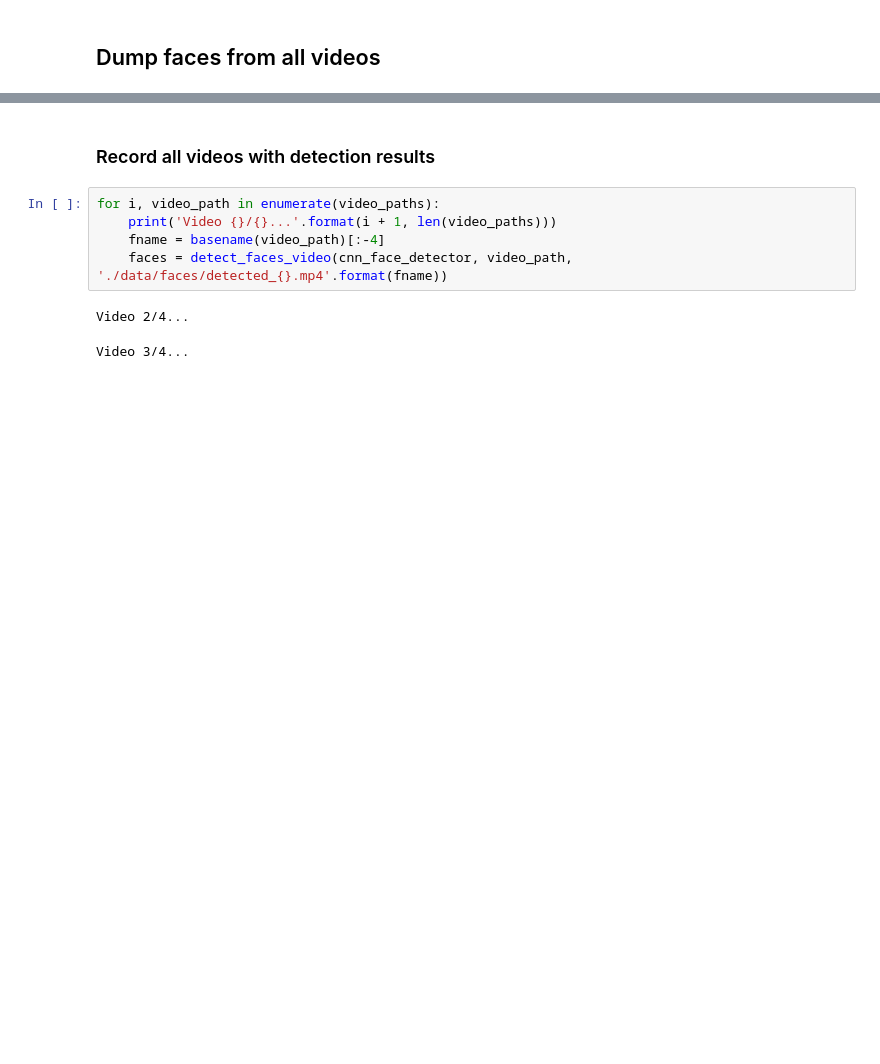
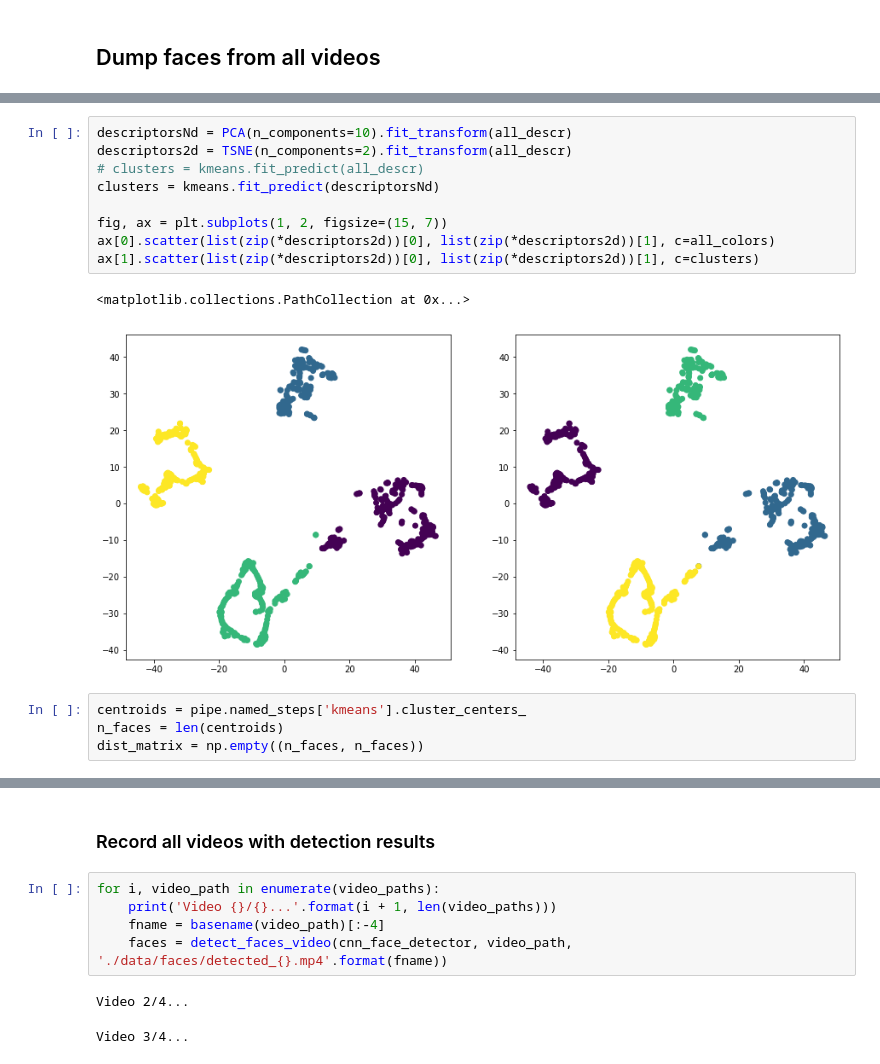
Before and after one commit to Alicegaz/PeopleFlow, a Jupyter notebook: FaceClustering.ipynb, the cells around one changed output, grey strips where cells are left out. Cells and saved outputs as stored; diff of their text form; blank space fills up the shorter version.

```diff
--- a/FaceClustering.ipynb
+++ b/FaceClustering.ipynb
@@ -334,0 +243,16 @@ plt.plot(peaks, frames[peaks], 'r.')
+# %%
+descriptorsNd = PCA(n_components=10).fit_transform(all_descr)
+descriptors2d = TSNE(n_components=2).fit_transform(all_descr)
+# clusters = kmeans.fit_predict(all_descr)
+clusters = kmeans.fit_predict(descriptorsNd)
+
+fig, ax = plt.subplots(1, 2, figsize=(15, 7))
+ax[0].scatter(list(zip(*descriptors2d))[0], list(zip(*descriptors2d))[1], c=all_colors)
+ax[1].scatter(list(zip(*descriptors2d))[0], list(zip(*descriptors2d))[1], c=clusters)
+# %% [output]
+<matplotlib.collections.PathCollection at 0x...>
+[figure, added]
+# %%
+centroids = pipe.named_steps['kmeans'].cluster_centers_
+n_faces = len(centroids)
+dist_matrix = np.empty((n_faces, n_faces))
```
Also changed, not shown: parts of 53 cells of this notebook.
